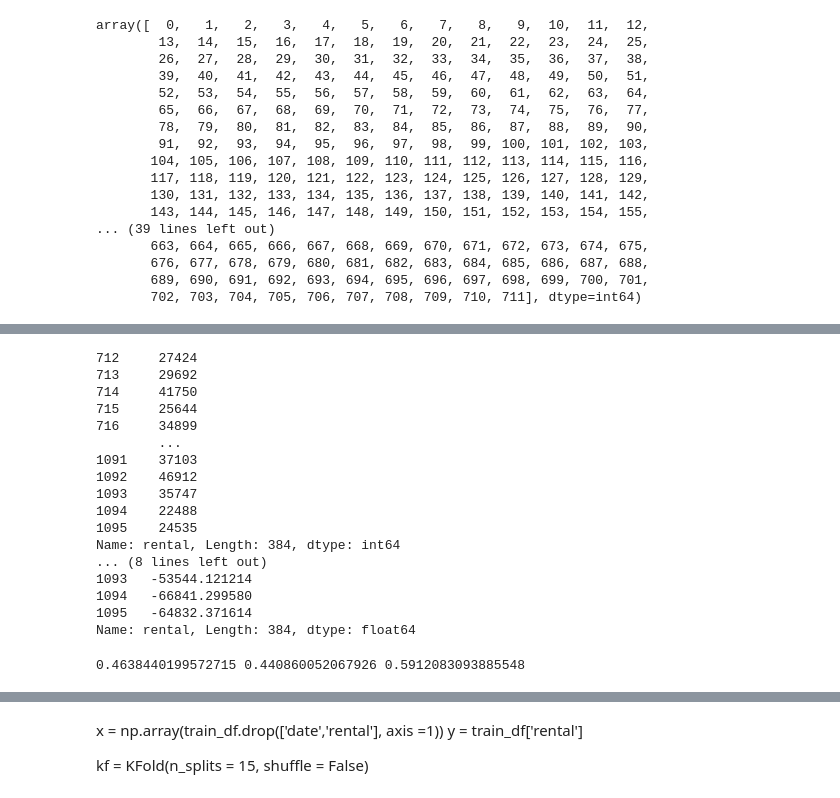
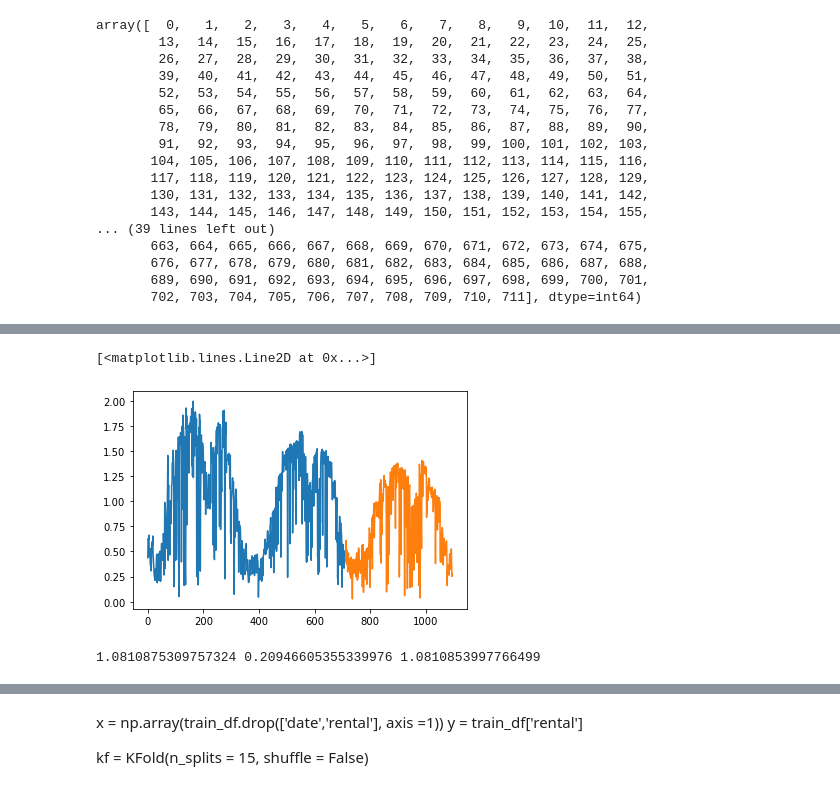
Before and after one commit to ParkJun-Yeong/2022DACON-bike, a Jupyter notebook: test.ipynb, the cells around one changed output, grey strips where cells are left out. Saved outputs shown, nothing was run; the diff lists cells and outputs as text; code cells hidden in the pictures.

```diff
--- a/test.ipynb
+++ b/test.ipynb
@@ -612,26 +603,12 @@ plt.plot(y_train)
 # %%
-y_train_delta = y_train - trend_train
-y_test_delta = y_test - trend_test
-print(y_test)
-print(y_test_delta)
+y_train_delta = y_train / trend_train # 훈련셋의 레이블을 트렌드로 나눠주기
+y_test_delta = y_test / trend_test # 테스트셋의 레이블을 트렌드로 나눠주기
-# %% [output]
-712     27424
-713     29692
-714     41750
-715     25644
-716     34899
-        ...
-1091    37103
-1092    46912
-1093    35747
-1094    22488
-1095    24535
-Name: rental, Length: 384, dtype: int64
-... (8 lines left out)
-1093   -53544.121214
-1094   -66841.299580
-1095   -64832.371614
-Name: rental, Length: 384, dtype: float64
+# %%
+plt.plot(y_train_delta)
+plt.plot(y_test_delta)
+# %% [output]
+[<matplotlib.lines.Line2D at 0x...>]
+[figure, added]
 # %%
 acc_history1 = []
 acc_history2 = []
@@ -650,7 +627,7 @@ model2 = GradientBoostingRegressor()
 model2.fit(x_train, y_train_delta)
 
 y2_pred = model2.predict(x_test)
-acc_history2.append(NMAE(y_test, y2_pred + trend_test))
+acc_history2.append(NMAE(y_test, y2_pred * trend_test))
 
 
 model3 = LinearRegression()
@@ -661,4 +638,4 @@ acc_history3.append(NMAE(y_test, y3_pred + trend_test))
 
 print(np.mean(acc_history1), np.mean(acc_history2), np.mean(acc_history3))
 # %% [output]
-0.4638440199572715 0.440860052067926 0.5912083093885548
+1.0810875309757324 0.20946605355339976 1.0810853997766499
```
Also changed, not shown: parts of 5 cells of this notebook, 30 other files.
